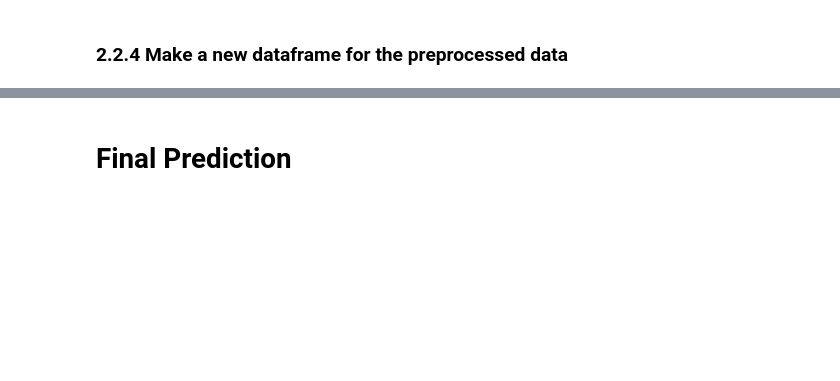
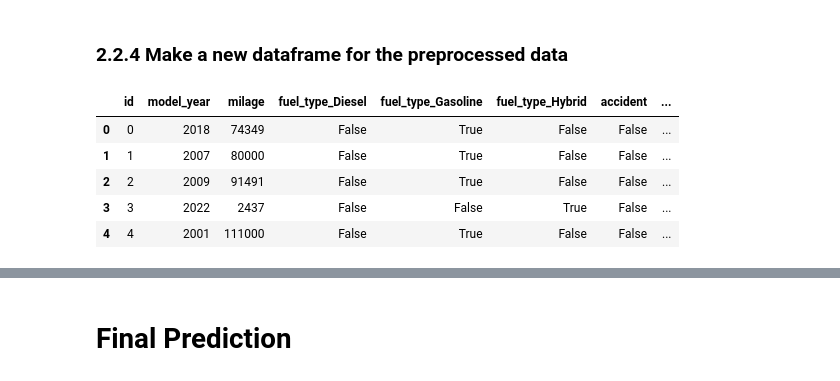
Before and after one commit to sseantheg/Car-Price-Prediction-with-XGBoost, a Jupyter notebook: Car Price Prediction with XGBoost.ipynb, the cells around one changed output, grey strips where cells are left out. Cells and saved outputs as stored; diff of their text form; code cells hidden in the pictures; blank space fills up the shorter version.

```diff
--- a/Car Price Prediction with XGBoost.ipynb
+++ b/Car Price Prediction with XGBoost.ipynb
@@ -499,2 +565,13 @@ cat_cols = ['brand', 'fuel_type', 'ext_col']
 # %% [markdown]
 ### 2.2.4 Make a new dataframe for the preprocessed data
+# %%
+frain_df = train_df3[['id', 'model_year', 'milage', 'fuel_type_Diesel', 'fuel_type_Gasoline', 'fuel_type_Hybrid', 'accident', 'brand_encoded',
+                      'ext_col_encoded', 'price']].copy()
+frain_df.head()
+# %% [output]
+|  | id | model_year | milage | fuel_type_Diesel | fuel_type_Gasoline | fuel_type_Hybrid | accident | ... |
+| 0 | 0 | 2018 | 74349 | False | True | False | False | ... |
+| 1 | 1 | 2007 | 80000 | False | True | False | False | ... |
+| 2 | 2 | 2009 | 91491 | False | True | False | False | ... |
+| 3 | 3 | 2022 | 2437 | False | False | True | False | ... |
+| 4 | 4 | 2001 | 111000 | False | True | False | False | ... |
```
Also changed, not shown: parts of 7 cells of this notebook.
